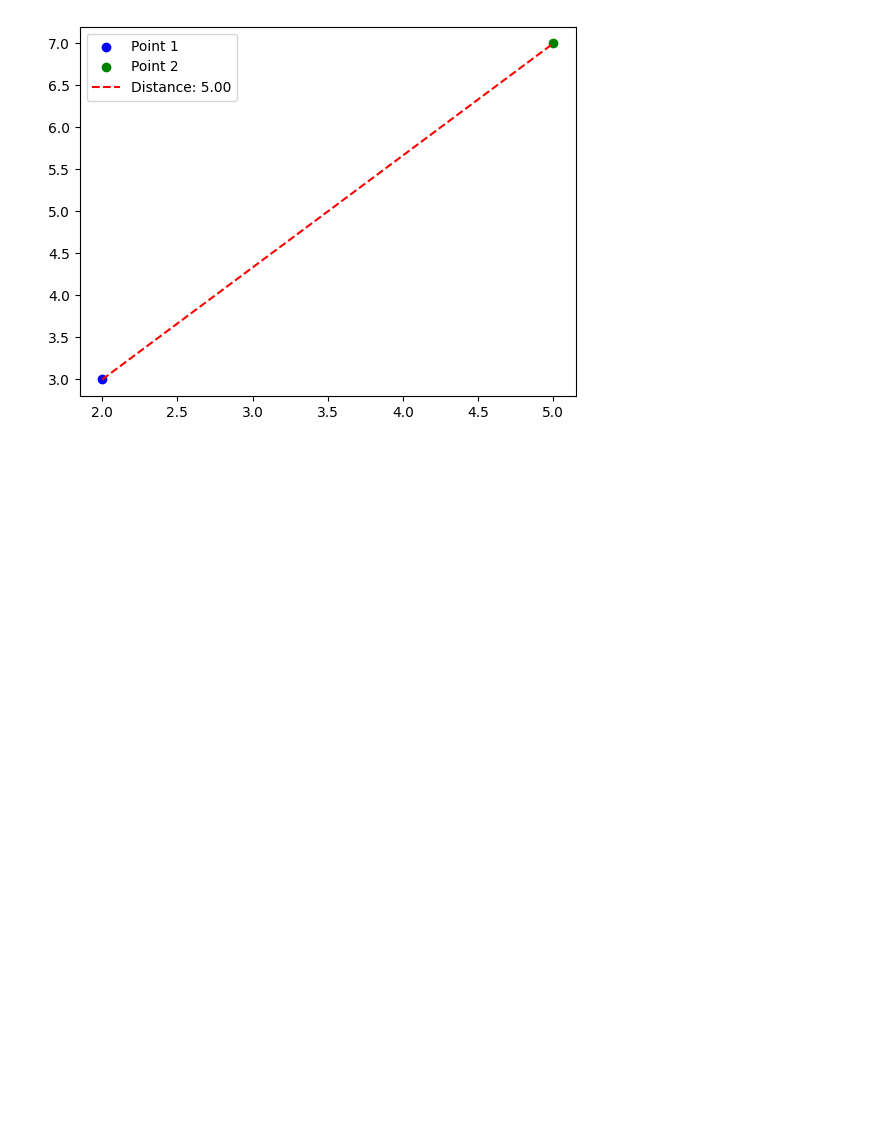
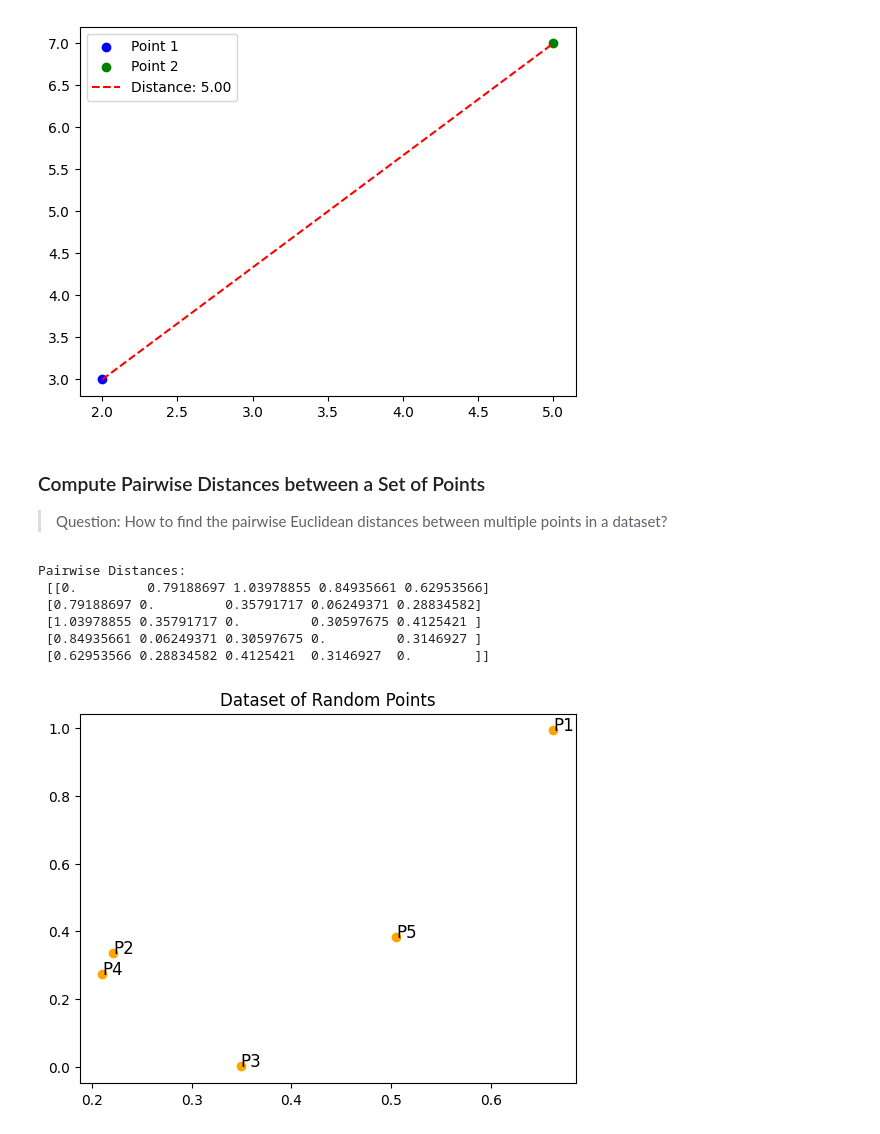
Before and after one commit to rubydamodar/SciPyMastery-From-Basics-to-Breakthroughs, a Jupyter notebook: Beginner Level/SCIPY-SPATIAL.ipynb, the cells around one changed output. Drawn from its saved outputs; the diff is of its cells as text; code cells hidden in the pictures; blank space fills up the shorter version.

Commit message:
compute pairwie distance between a set of points
### Compute Pairwise Distances between a Set of Points
> Question: How to find the pairwise Euclidean distances between multiple points in a dataset?

Co-Authored-By: 왕뚜껑맛있땅 <7420085+JIwoo@users.noreply.github.com>
Co-Authored-By: Hyoeun  <137873124+hyoeunjoo@users.noreply.github.com>
Co-Authored-By: jiwooverse <184836366+jiwooverse@users.noreply.github.com>
Co-Authored-By: Jayson <89952042+jsoonworld@users.noreply.github.com>
Co-Authored-By: VIMAL KUMAR <vimalkumarji112@gmail.com>

```diff
--- a/Beginner Level/SCIPY-SPATIAL.ipynb
+++ b/Beginner Level/SCIPY-SPATIAL.ipynb
@@ -333,3 +333,30 @@ plt.legend()
 plt.show()
 # %% [output]
 [figure]
+# %% [markdown]
+### Compute Pairwise Distances between a Set of Points
+> Question: How to find the pairwise Euclidean distances between multiple points in a dataset?
+# %%
+import numpy as np
+
+# Dataset of points
+points = np.random.rand(5, 2)  # 5 random 2D points
+
+# Compute pairwise distances
+pairwise_distances = distance.cdist(points, points, 'euclidean')
+print("Pairwise Distances:\n", pairwise_distances)
+# %% [output]
+Pairwise Distances:
+ [[0.         0.79188697 1.03978855 0.84935661 0.62953566]
+ [0.79188697 0.         0.35791717 0.06249371 0.28834582]
+ [1.03978855 0.35791717 0.         0.30597675 0.4125421 ]
+ [0.84935661 0.06249371 0.30597675 0.         0.3146927 ]
+ [0.62953566 0.28834582 0.4125421  0.3146927  0.        ]]
+# %%
+plt.scatter(points[:, 0], points[:, 1], color='orange')
+for i, point in enumerate(points):
+    plt.text(point[0], point[1], f'P{i+1}', fontsize=12)
+plt.title('Dataset of Random Points')
+plt.show()
+# %% [output]
+[figure, added]
```
